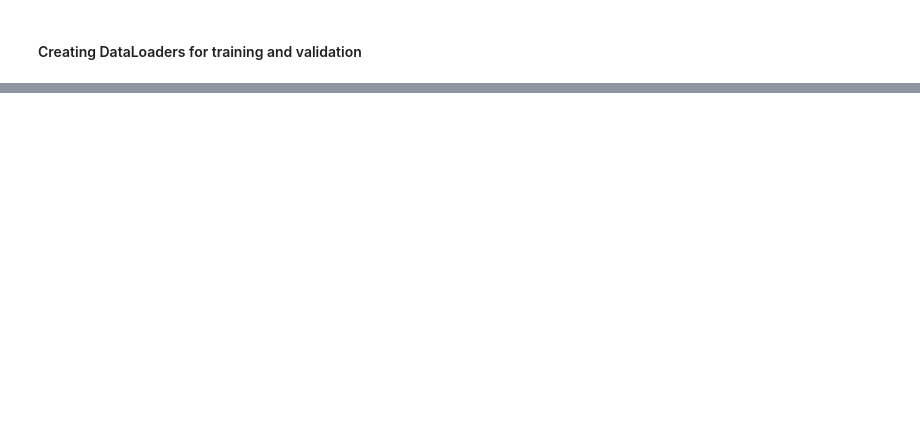
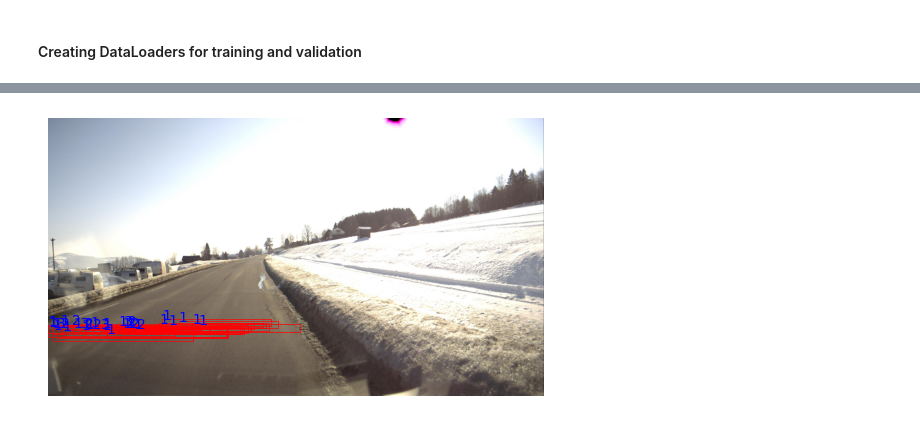
Before and after one commit to Olaussen/TDT17-mini, a Jupyter notebook: main.ipynb, the cells around one changed output, grey strips where cells are left out. Drawn from its saved outputs; the diff is of its cells as text; code cells hidden in the pictures; blank space fills up the shorter version.

```diff
--- a/main.ipynb
+++ b/main.ipynb
@@ -251,0 +526,9 @@ def update_optimizer(optimizer, lr):
+# %%
+width_scale = imgage.shape[1] / image_width
+height_scale = imgage.shape[0] / image_height
+boxes = []
+pred["boxes"][:, 0] *= width_scale
+pred["boxes"][:, 1] *= height_scale
+pred["boxes"][:, 2] *= width_scale
+pred["boxes"][:, 3] *= height_scale
+print(width_scale, height_scale)
@@ -251,0 +557,15 @@ def update_optimizer(optimizer, lr):
+# %%
+image = imgage
+boxes = pred["boxes"].cpu().detach().numpy()
+plt.figure()
+plt.imshow(image)
+ax = plt.gca()
+for i, box in enumerate(boxes):
+    xmin, ymin, xmax, ymax = box
+    rect = plt.Rectangle((xmin, ymin), xmax - xmin,ymax - ymin, fill=False, color="red")
+    ax.add_patch(rect)
+    plt.text(xmin, ymin, pred["labels"].cpu().detach().numpy()[i], color="blue")
+    plt.axis("off")
+plt.show()
+# %% [output]
+[figure, added]
```
Also changed, not shown: parts of 26 cells of this notebook, 1 other file.
